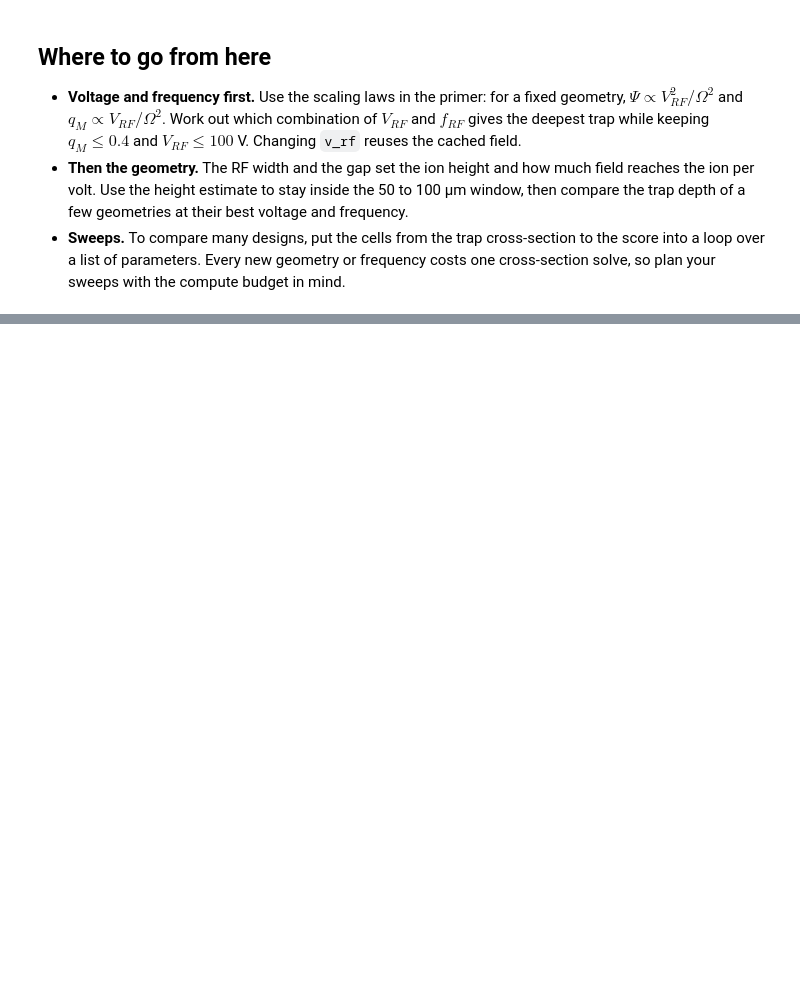
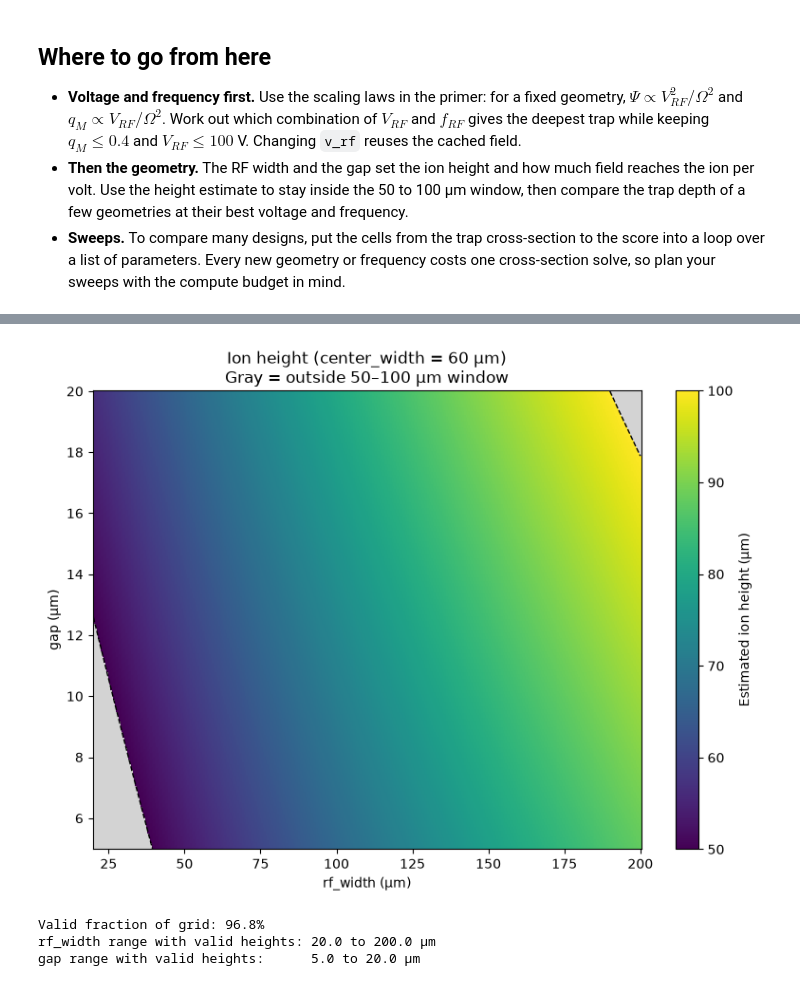
Before and after one commit to SimmyTimmy123/HardHaq2026, a Jupyter notebook: Surface_Ion_Trap.ipynb, the cells around one changed output, grey strips where cells are left out. Cells and saved outputs as stored; diff of their text form; code cells hidden in the pictures; blank space fills up the shorter version.

```diff
--- a/Surface_Ion_Trap.ipynb
+++ b/Surface_Ion_Trap.ipynb
@@ -445,0 +524,65 @@ Score: 47.7 meV at 60 V
+# %%
+import numpy as np
+import matplotlib.pyplot as plt
+from matplotlib.colors import Normalize
+
+# Fixed parameter (μm)
+center_width = 60.0
+
+# Allowed ranges (μm)
+rf_min, rf_max = 20, 200
+gap_min, gap_max = 5, 20
+
+# Allowed ion height window (μm)
+h_min, h_max = 50, 100
+
+# Parameter grid
+rf_vals = np.linspace(rf_min, rf_max, 400)
+gap_vals = np.linspace(gap_min, gap_max, 400)
+RF, GAP = np.meshgrid(rf_vals, gap_vals)
+
+# Effective electrode widths of the gapless model (μm)
+a_eff = center_width + GAP
+b_eff = RF + GAP
+
+# Ion height from the closed-form gapless model (μm)
+H = 0.5 * np.sqrt(a_eff * (a_eff + 2 * b_eff))
+
+# Mask values outside the allowed window
+H_masked = np.ma.masked_where((H < h_min) | (H > h_max), H)
+
+# Colormap: masked (invalid) cells drawn in gray
+cmap = plt.get_cmap("viridis").copy()
+cmap.set_bad(color="lightgray")
+
+fig, ax = plt.subplots(figsize=(8, 6))
+im = ax.pcolormesh(
+    RF, GAP, H_masked,
+    cmap=cmap,
+    norm=Normalize(vmin=h_min, vmax=h_max),
+    shading="auto",
+)
+
+# Contour lines at the window boundaries (shows where validity ends)
+ax.contour(RF, GAP, H, levels=[h_min, h_max], colors="k", linewidths=1, linestyles="--")
+
+cbar = fig.colorbar(im, ax=ax)
+cbar.set_label("Estimated ion height (μm)")
+
+ax.set_xlabel("rf_width (μm)")
+ax.set_ylabel("gap (μm)")
+ax.set_title(f"Ion height (center_width = {center_width:.0f} μm)\nGray = outside {h_min}–{h_max} μm window")
+plt.tight_layout()
+plt.show()
+
+# Quick summary of the valid region
+valid = (H >= h_min) & (H <= h_max)
+print(f"Valid fraction of grid: {valid.mean():.1%}")
+if valid.any():
+    print(f"rf_width range with valid heights: {RF[valid].min():.1f} to {RF[valid].max():.1f} μm")
+    print(f"gap range with valid heights:      {GAP[valid].min():.1f} to {GAP[valid].max():.1f} μm")
+# %% [output]
+[figure, added]
+Valid fraction of grid: 96.8%
+rf_width range with valid heights: 20.0 to 200.0 μm
+gap range with valid heights:      5.0 to 20.0 μm
```
Also changed, not shown: parts of 10 cells of this notebook, 2 other files.
